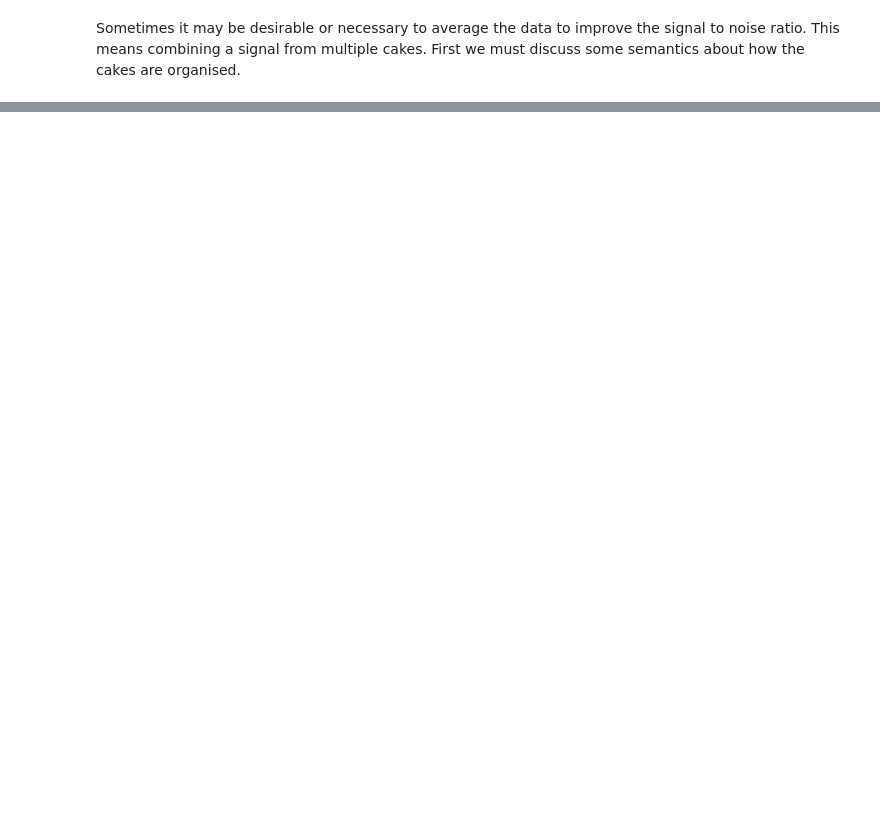
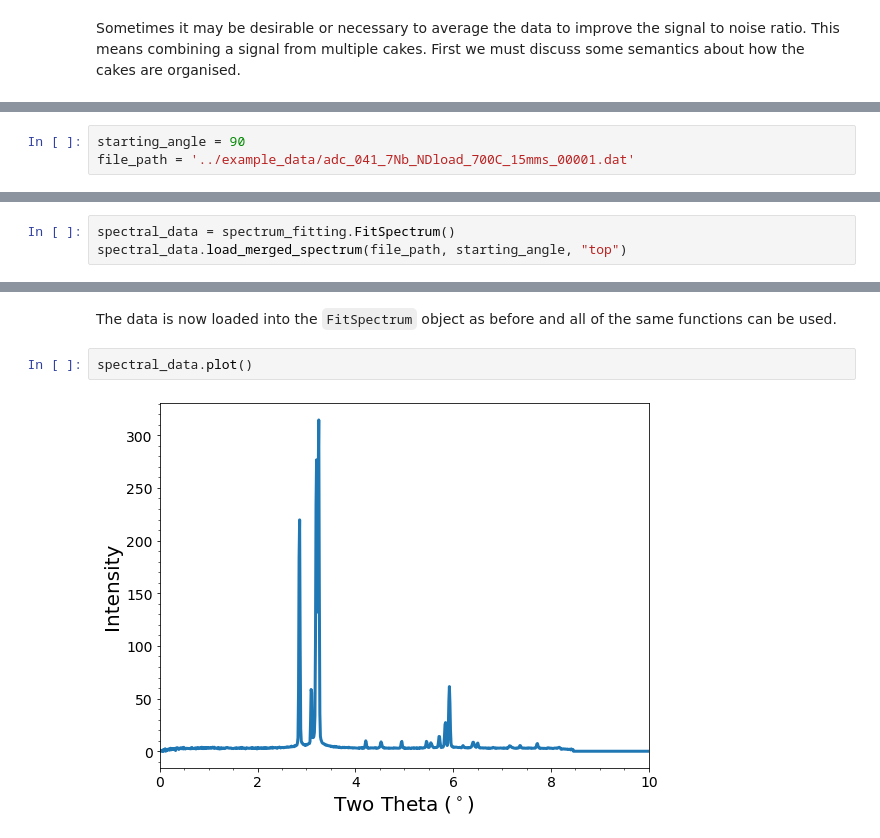
Before and after one commit to LightForm-group/xrdfit, a Jupyter notebook: tutorial notebooks/2 - Averaging for better signal.ipynb, the cells around one changed output, grey strips where cells are left out. Cells and saved outputs as stored; diff of their text form; blank space fills up the shorter version.

Commit message:
Added merge cake averaging.

```diff
--- a/tutorial notebooks/2 - Averaging for better signal.ipynb
+++ b/tutorial notebooks/2 - Averaging for better signal.ipynb
@@ -14,3 +19,6 @@ first_cake_angle = 90
+# %%
+starting_angle = 90
+file_path = '../example_data/adc_041_7Nb_NDload_700C_15mms_00001.dat'
 # %% [markdown]
 In the above example image there are 36 cakes. This number is again dependent on how the user captured the data. The number of cakes in your dataset is determined autmatically from the number of columns in the input dataset.
 
@@ -17,0 +28,3 @@ In order to improve the quality of the analysed dataset we may want to average o
+# %%
+spectral_data = spectrum_fitting.FitSpectrum()
+spectral_data.load_merged_spectrum(file_path, starting_angle, "top")
@@ -17,0 +38,6 @@ In order to improve the quality of the analysed dataset we may want to average o
+# %% [markdown]
+The data is now loaded into the `FitSpectrum` object as before and all of the same functions can be used.
+# %%
+spectral_data.plot()
+# %% [output]
+[figure, added]
```
Also changed, not shown: parts of 8 cells of this notebook, 7 other files.
